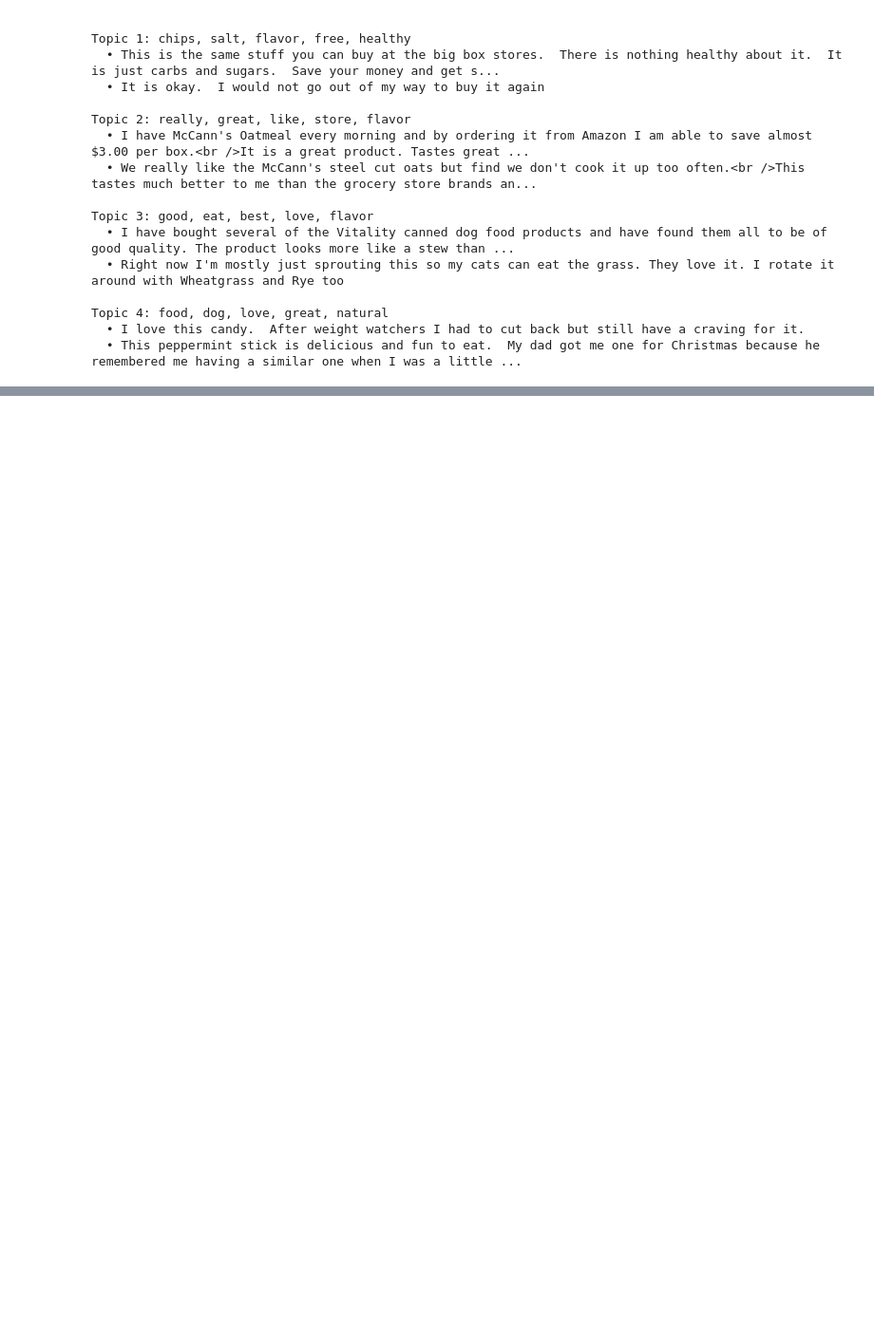
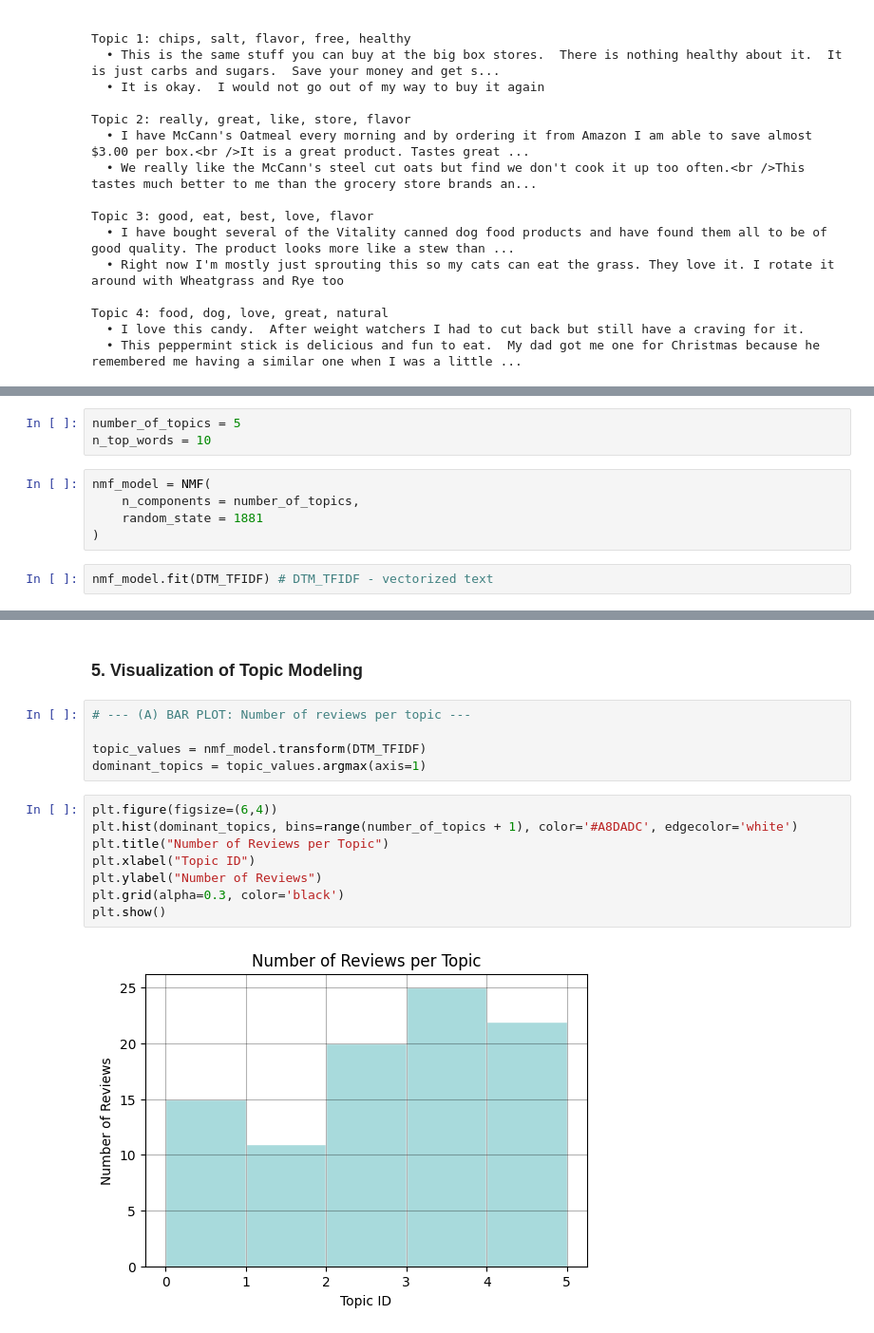
Before and after one commit to Mukhammadkodir27/NLP-Toolkit, a Jupyter notebook: 06_Topic_Modeling.ipynb, the cells around one changed output, grey strips where cells are left out. Shown at 95% size. Drawn from its saved outputs; the diff is of its cells as text; blank space fills up the shorter version.

```diff
--- a/06_Topic_Modeling.ipynb
+++ b/06_Topic_Modeling.ipynb
@@ -1098,0 +1236,10 @@ Topic 4: food, dog, love, great, natural
+# %%
+number_of_topics = 5
+n_top_words = 10
+# %%
+nmf_model = NMF(
+    n_components = number_of_topics,
+    random_state = 1881
+)
+# %%
+nmf_model.fit(DTM_TFIDF) # DTM_TFIDF - vectorized text
@@ -1098,0 +1267,17 @@ Topic 4: food, dog, love, great, natural
+# %% [markdown]
+### 5. Visualization of Topic Modeling
+# %%
+# --- (A) BAR PLOT: Number of reviews per topic ---
+
+topic_values = nmf_model.transform(DTM_TFIDF)
+dominant_topics = topic_values.argmax(axis=1)
+# %%
+plt.figure(figsize=(6,4))
+plt.hist(dominant_topics, bins=range(number_of_topics + 1), color='#A8DADC', edgecolor='white')
+plt.title("Number of Reviews per Topic")
+plt.xlabel("Topic ID")
+plt.ylabel("Number of Reviews")
+plt.grid(alpha=0.3, color='black')
+plt.show()
+# %% [output]
+[figure, added]
```
Also changed, not shown: parts of 63 cells of this notebook.
